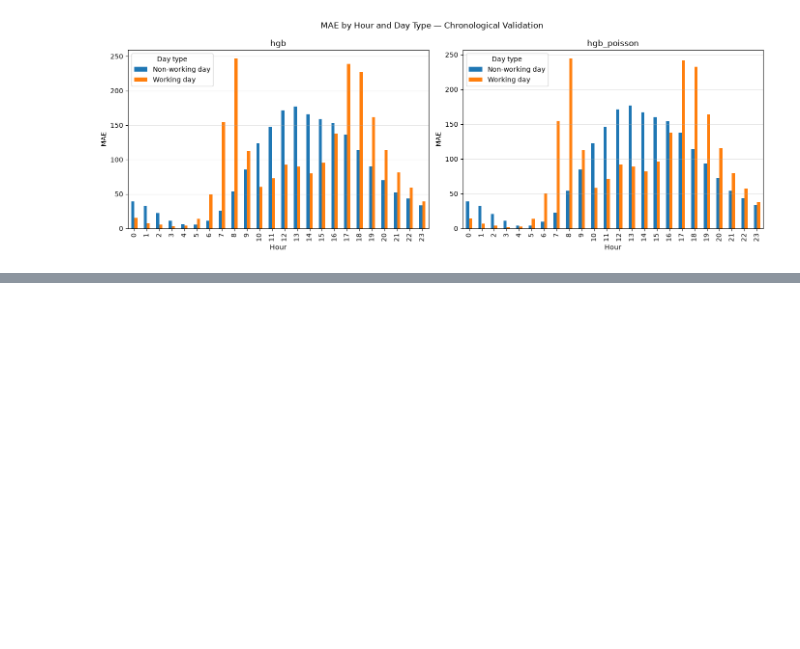
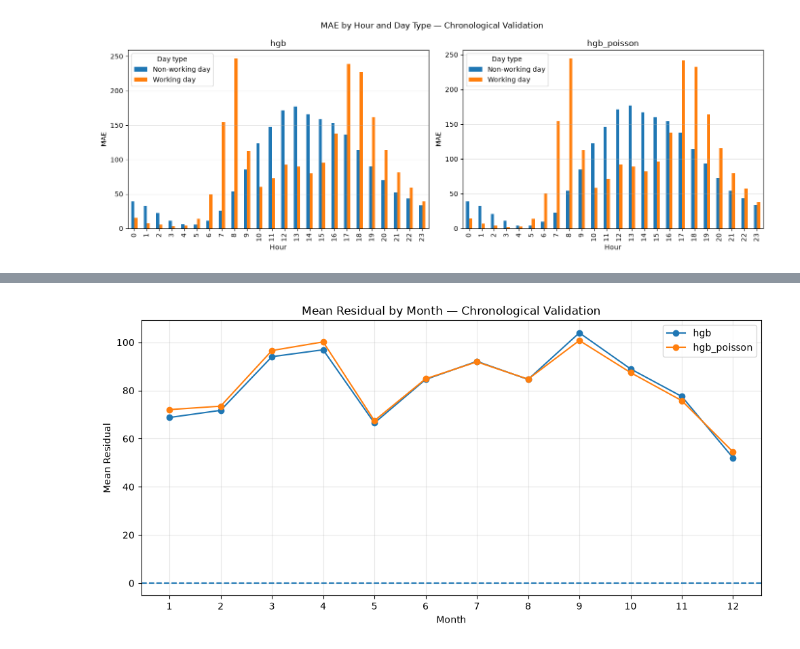
Before and after one commit to gghgfttd/ml-2026-MiniProject, a Jupyter notebook: 05_gradient_boosting.ipynb, the cells around one changed output, grey strips where cells are left out. Cells and saved outputs as stored; diff of their text form; code cells hidden in the pictures; blank space fills up the shorter version.

```diff
--- a/05_gradient_boosting.ipynb
+++ b/05_gradient_boosting.ipynb
@@ -361,18 +291,0 @@ The comparison includes both baseline models and both Gradient Boosting variants
-# %%
-same_rows_models = ["baseline_const", "baseline_hour_day", "hgb", "hgb_poisson"]
-chrono_reference = load_preds("hgb", "chrono")
-common_index = chrono_reference.index.sort_values()
-reference_y = chrono_reference.loc[common_index, "y_true"]
-same_rows_results = []
-
-for model_name in same_rows_models:
-    for scheme in SCHEMES:
-        preds = load_preds(model_name, scheme)
-        preds = preds.loc[preds.index.intersection(common_index)].sort_index()
-        assert preds.index.equals(common_index), f"Different test timestamps: {model_name}, {scheme}"
-        assert np.allclose(preds["y_true"], reference_y)
-        metrics = compute_metrics(preds["y_true"], preds["y_pred"])
-        same_rows_results.append({"model": model_name, "scheme": scheme, "n_rows": len(preds), **metrics})
-
-same_rows_summary = pd.DataFrame(same_rows_results)
-display(same_rows_summary.sort_values(["model", "scheme"]).round(3))
@@ -642,0 +516,21 @@ plt.show()
+# %%
+fig, ax = plt.subplots(figsize=(10, 5))
+
+for model_name in ["hgb", "hgb_poisson"]:
+    _, preds = hgb_results[(model_name, "chrono")]
+    residuals = preds["y_true"] - preds["y_pred"]
+    monthly = residuals.groupby(preds.index.month).mean()
+    ax.plot(monthly.index, monthly.values, marker="o", label=model_name)
+
+ax.axhline(0, linestyle="--")
+ax.set_xlabel("Month")
+ax.set_ylabel("Mean Residual")
+ax.set_title("Mean Residual by Month — Chronological Validation")
+ax.set_xticks(range(1, 13))
+ax.legend()
+ax.grid(alpha=0.3)
+plt.tight_layout()
+plt.savefig(FIGURES_DIR / "hgb_mean_residual_by_month.png", dpi=150, bbox_inches="tight")
+plt.show()
+# %% [output]
+[figure, added]
```
Also changed, not shown: parts of 30 cells of this notebook.
